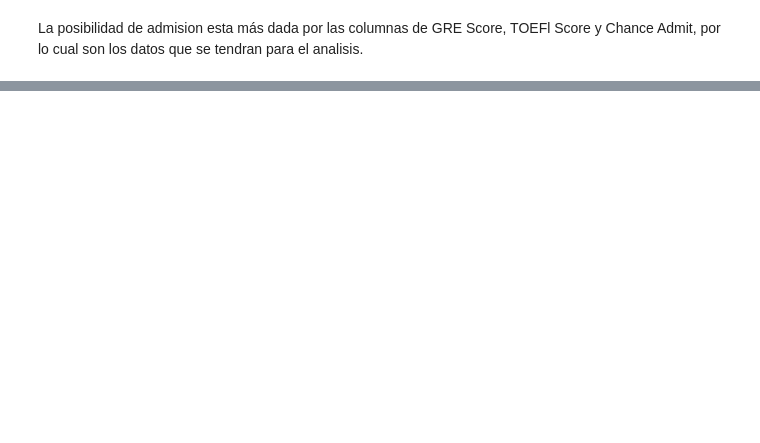
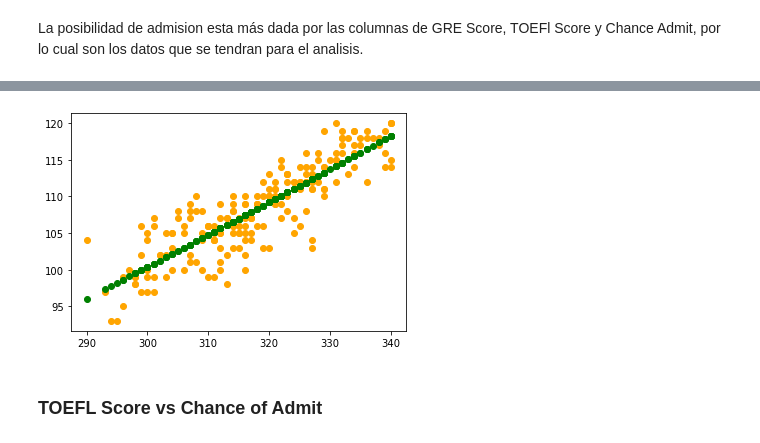
Before and after one commit to MaaarcosG/Hoja01-RegresionLineal, a Jupyter notebook: HT-01.ipynb, the cells around one changed output, grey strips where cells are left out. Saved outputs shown, nothing was run; the diff lists cells and outputs as text; code cells hidden in the pictures; blank space fills up the shorter version.

```diff
--- a/HT-01.ipynb
+++ b/HT-01.ipynb
@@ -123,0 +128,10 @@ gradient_norms [0.10153746]
+# %%
+# X corresponden a los datos de la columna GRE Score
+x = np.asarray(dataset['GRE Score'][:TRAINING_ELEMENTS])
+
+# Generamos la matriz  con los datos de entrenamiento y los datos de GRE Score
+X = np.vstack((np.ones(TRAINING_ELEMENTS), x, (x ** 2)/100)).T
+# %%
+# Columna test, generada por los datos de TOEFL Score
+y = np.asarray(dataset['TOEFL Score'][:TRAINING_ELEMENTS])
+dataGenerate = (X, y.reshape(TRAINING_ELEMENTS, 1))
@@ -123,0 +166,10 @@ gradient_norms [0.10153746]
+# %%
+# Si la gráfica fuera de 2 dimensiones
+plt.scatter(X[:, 1], y, color="orange")
+# Se junta las variables X y theta por medio de una multplicacion
+plt.scatter(X[:, 1], np.matmul(X, theta), color='green')
+plt.show()
+# %% [output]
+[figure, added]
+# %% [markdown]
+### TOEFL Score vs Chance of Admit
```
Also changed, not shown: parts of 25 cells of this notebook, 1 other file.
